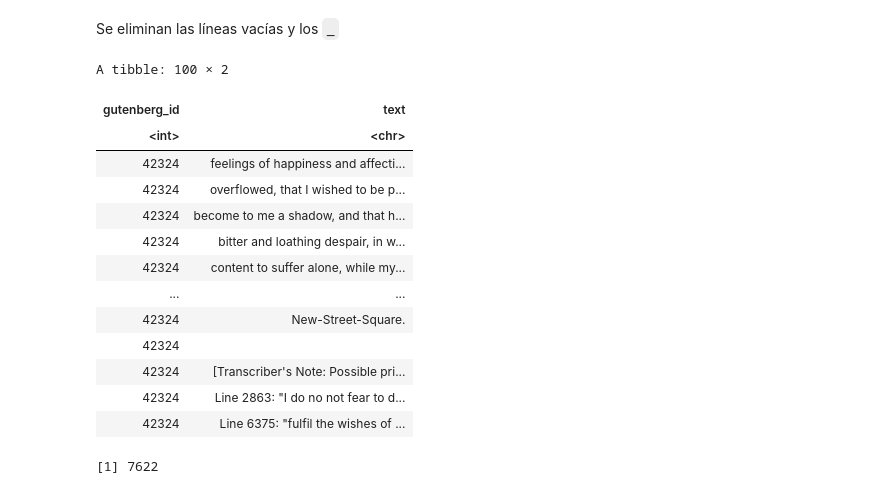
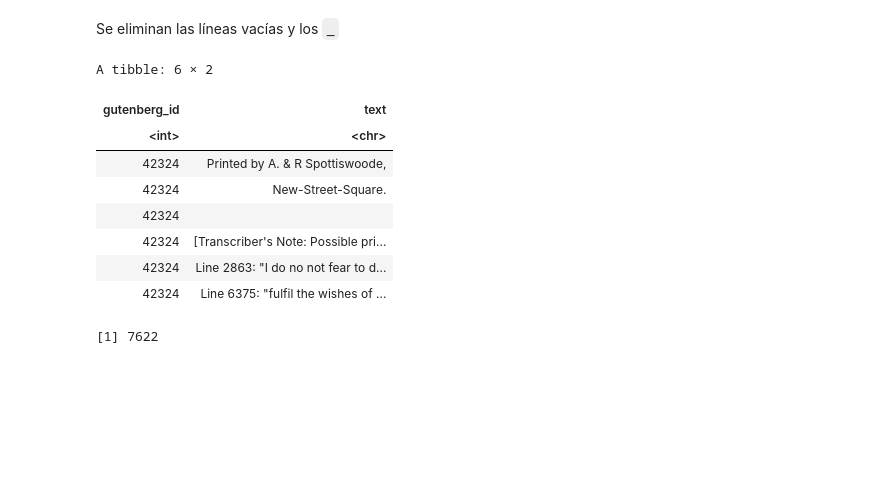
Before and after one commit to albertobenavides/probabilidad, a Jupyter notebook: tema3/tarea.ipynb, the cells around one changed output. Cells and saved outputs as stored; diff of their text form; code cells hidden in the pictures; blank space fills up the shorter version.

```diff
--- a/tema3/tarea.ipynb
+++ b/tema3/tarea.ipynb
@@ -90,17 +69,12 @@ dra = lapply(dra, gsub, pattern="_", replacement="")
 dra = as.data.frame(dra)
 #dra
 # %%
-tail(fra, 100)
+tail(fra)
 # %% [output]
-A tibble: 100 × 2
+A tibble: 6 × 2
 | gutenberg_id | text |
 | <int> | <chr> |
-| 42324 | feelings of happiness and affecti... |
-| 42324 | overflowed, that I wished to be p... |
-| 42324 | become to me a shadow, and that h... |
-| 42324 | bitter and loathing despair, in w... |
-| 42324 | content to suffer alone, while my... |
-| ... | ... |
+| 42324 | Printed by A. & R Spottiswoode, |
 | 42324 | New-Street-Square. |
 | 42324 |  |
 | 42324 | [Transcriber's Note: Possible pri... |
```
Also changed, not shown: parts of 6 cells of this notebook, 9 other files.
